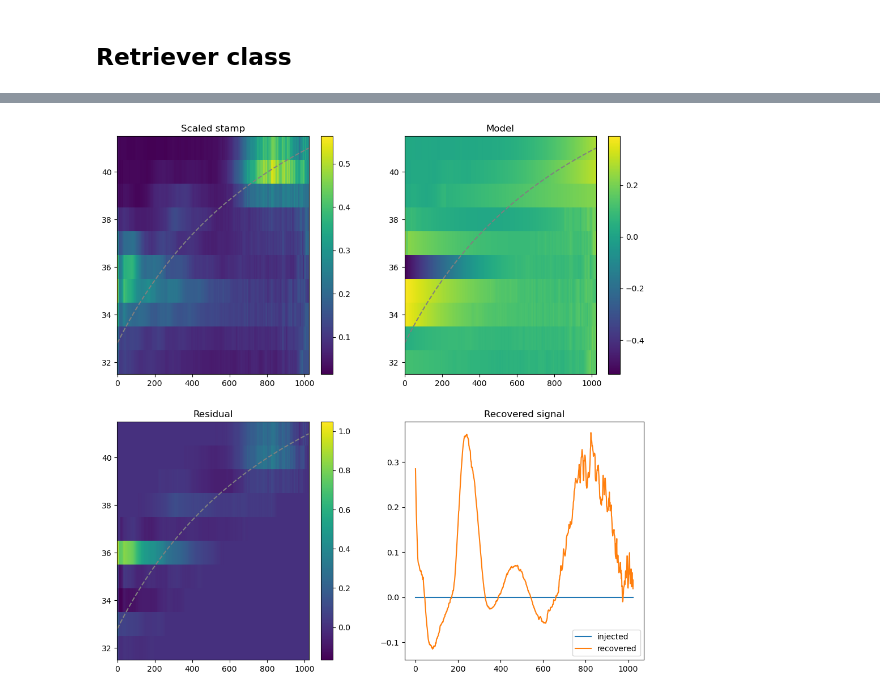
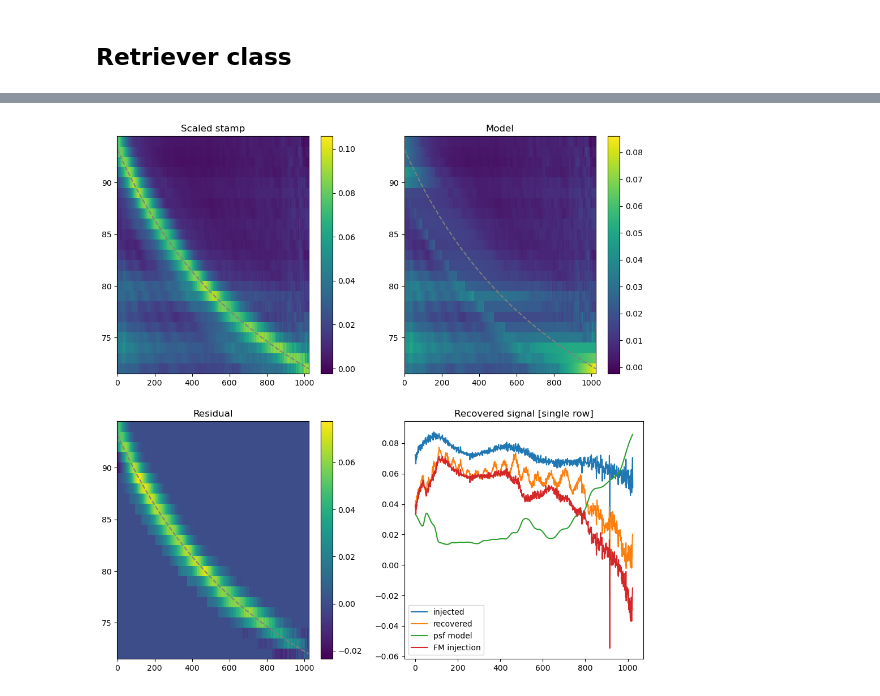
Before and after one commit to aggle/stis_lss_coronagraphy, a Jupyter notebook: example_notebooks/3. Injection and recovery.ipynb, the cells around one changed output, grey strips where cells are left out. Cells and saved outputs as stored; diff of their text form; code cells hidden in the pictures.

```diff
--- a/example_notebooks/3. Injection and recovery.ipynb
+++ b/example_notebooks/3. Injection and recovery.ipynb
@@ -36,9 +36,9 @@ for ft in file_managers:
     file_managers[ft] = ctutils.organize_files_by_header(file_managers[ft])
 # %%
 # we need the sx1 file, the unocculted exposure, and the occulted exposure. Looking at the Data Spreadsheet, these are:
-sx1_rootname = 'OF0I02010'.lower()
-unocc_rootname = 'OF0I02010'.lower()
-occ_rootname = 'OF0I02020'.lower()
+sx1_rootname = 'OF0I04010'.lower()
+unocc_rootname = 'OF0I04010'.lower()
+occ_rootname = 'OF0I04020'.lower()
 
 # the sx1 file is in the sx1 file manager:
 sx1_file = file_managers['sx1'].set_index("ROOTNAME").loc[sx1_rootname]['filepath']
@@ -212,4 +217,10 @@ plt.imshow(
 # %%
-row = 41
+row_ind = 72
 template_array = ret.obs.occ_stamp.data.copy()
-ret.inject_and_process(template_array, row, ret.template_trace, np.ones_like(ret.obs.primary_spectrum.value), 1e-10)
+ret.inject_and_process(
+    template_array,
+    inj_row = row_ind,
+    template_trace = ret.template_trace,
+    spectrum = ret.obs.primary_spectrum.value,#/ret.obs.primary_spectrum.value.sum(),
+    scale = 0.1
+)
@@ -238,4 +268,4 @@ for ax in axes.flat:
 # %%
-fig = ret.plot_results(ret.inj_results.loc[row])
+fig = diagnostic_plots.plot_injection_results(ret, ret.inj_results.loc[row_ind])
 # %% [output]
-[figure, old version]
+[figure, new version]
```
Also changed, not shown: parts of 14 cells of this notebook, 3 other files.
